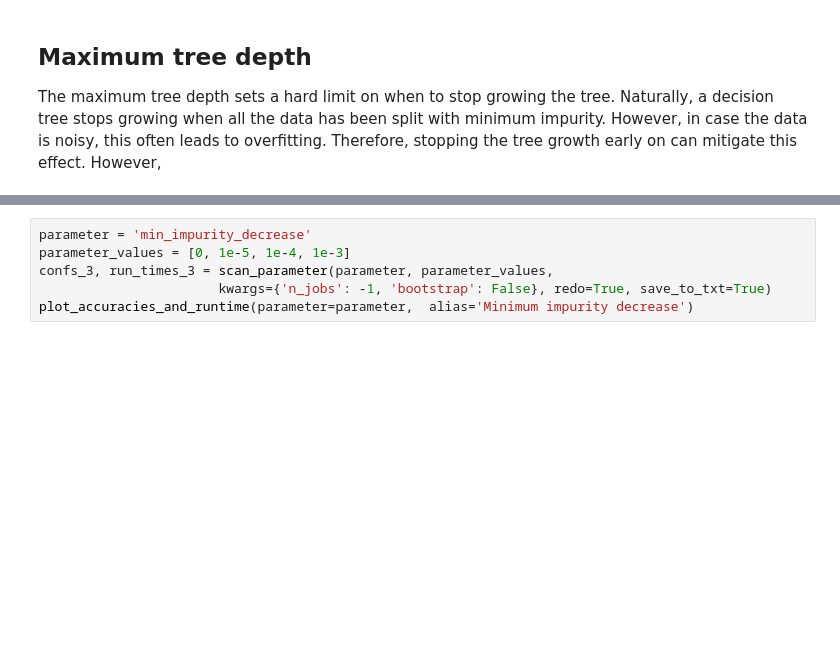
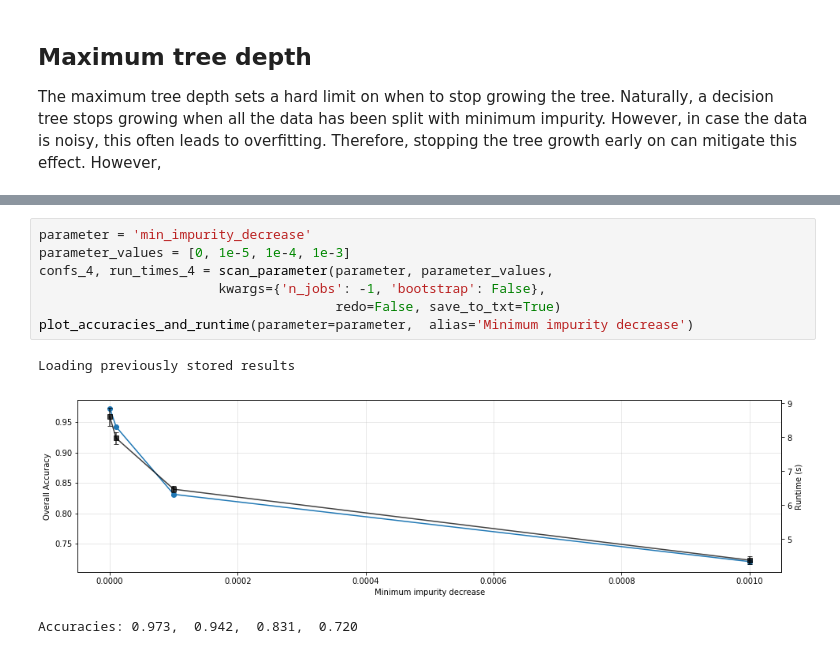
Before and after one commit to virginia-m/classifier_comparison_on_covertype_data, a Jupyter notebook: classification_analysis.ipynb, the cells around one changed output, grey strips where cells are left out. Saved outputs shown, nothing was run; the diff lists cells and outputs as text; blank space fills up the shorter version.

```diff
--- a/classification_analysis.ipynb
+++ b/classification_analysis.ipynb
@@ -519,6 +525,11 @@ Accuracies: 0.707,  0.801
 # %%
 parameter = 'min_impurity_decrease'
 parameter_values = [0, 1e-5, 1e-4, 1e-3]
-confs_3, run_times_3 = scan_parameter(parameter, parameter_values,
-                       kwargs={'n_jobs': -1, 'bootstrap': False}, redo=True, save_to_txt=True)
+confs_4, run_times_4 = scan_parameter(parameter, parameter_values,
+                       kwargs={'n_jobs': -1, 'bootstrap': False},
+                                      redo=False, save_to_txt=True)
 plot_accuracies_and_runtime(parameter=parameter,  alias='Minimum impurity decrease')
+# %% [output]
+Loading previously stored results
+[figure, added]
+Accuracies: 0.973,  0.942,  0.831,  0.720
```
Also changed, not shown: parts of 16 cells of this notebook, 7 other files.
